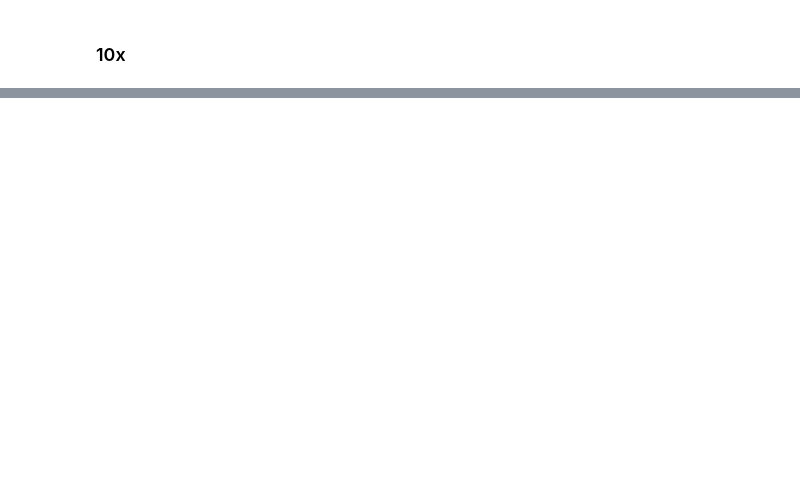
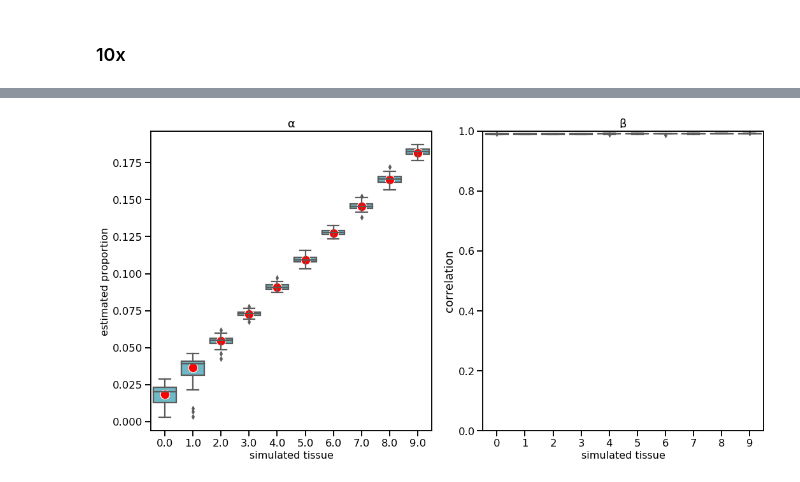
Before and after one commit to christacaggiano/celfie, a Jupyter notebook: jupyter_notebooks/pure_simulations.ipynb, the cells around one changed output, grey strips where cells are left out. Cells and saved outputs as stored; diff of their text form; code cells hidden in the pictures; blank space fills up the shorter version.

```diff
--- a/jupyter_notebooks/pure_simulations.ipynb
+++ b/jupyter_notebooks/pure_simulations.ipynb
@@ -125,0 +156,24 @@ fig.tight_layout()
+# %%
+directory = "/Users/christacaggiano/Desktop/zaitlen_lab_desktop/simple_one_person_1000x/"
+one_per_1000x = load_pickles(directory, "alpha")
+gamma_corr_1000x = load_gamma_corr(directory, "gamma")
+# %%
+fig, (ax1, ax2) = plt.subplots(ncols=2, sharey=False, figsize=(15,8))
+
+sns.set_context("talk")
+
+sns.boxplot("tissue", "estimate", data = one_per_1000x, color="#61c2d3", ax=ax1)
+sns.scatterplot("tissue", "truth", data = one_per_1000x, color="red", s=200, ax=ax1)
+sns.boxplot("tissue", "correlation", data=gamma_corr_1000x, color="#61c2d3", ax=ax2)
+
+ax1.set_xlabel("simulated tissue", fontsize=16)
+ax2.set_xlabel("simulated tissue", fontsize=16)
+ax1.set_ylabel("estimated proportion", fontsize=16)
+ax1.set_title("α")
+ax2.set_title("β")
+
+ax2.set_ylim(0, 1)
+
+fig.tight_layout()
+# %% [output]
+[figure, added]
```
Also changed, not shown: parts of 39 cells of this notebook, 2 other files.
